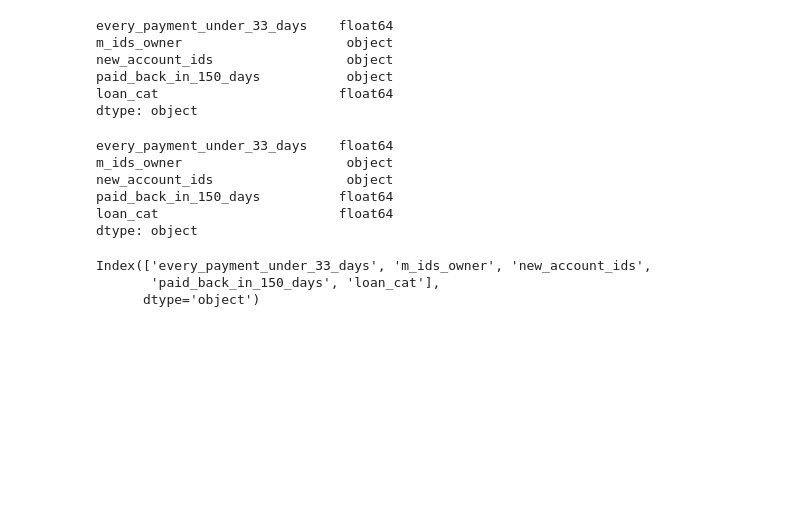
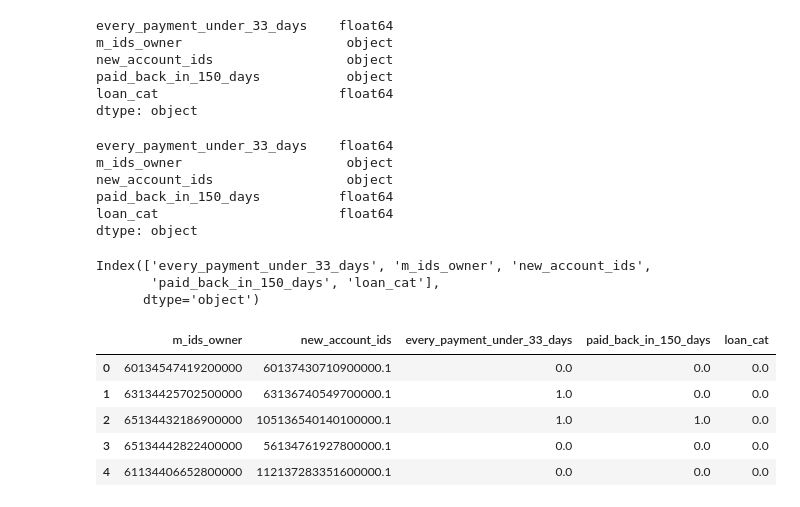
Before and after one commit to julclu/kenya_financial_diaries, a Jupyter notebook: julia/categorize_loanpayer_per_person.ipynb, the cells around one changed output. Drawn from its saved outputs; the diff is of its cells as text; code cells hidden in the pictures; blank space fills up the shorter version.

```diff
--- a/julia/categorize_loanpayer_per_person.ipynb
+++ b/julia/categorize_loanpayer_per_person.ipynb
@@ -84,0 +88,9 @@ Index(['every_payment_under_33_days', 'm_ids_owner', 'new_account_ids',
+# %%
+outcomes_allborrowings.head()
+# %% [output]
+|  | m_ids_owner | new_account_ids | every_payment_under_33_days | paid_back_in_150_days | loan_cat |
+| 0 | 60134547419200000 | 60137430710900000.1 | 0.0 | 0.0 | 0.0 |
+| 1 | 63134425702500000 | 63136740549700000.1 | 1.0 | 0.0 | 0.0 |
+| 2 | 65134432186900000 | 105136540140100000.1 | 1.0 | 1.0 | 0.0 |
+| 3 | 65134442822400000 | 56134761927800000.1 | 0.0 | 0.0 | 0.0 |
+| 4 | 61134406652800000 | 112137283351600000.1 | 0.0 | 0.0 | 0.0 |
```
Also changed, not shown: parts of 9 cells of this notebook, 2 other files.
